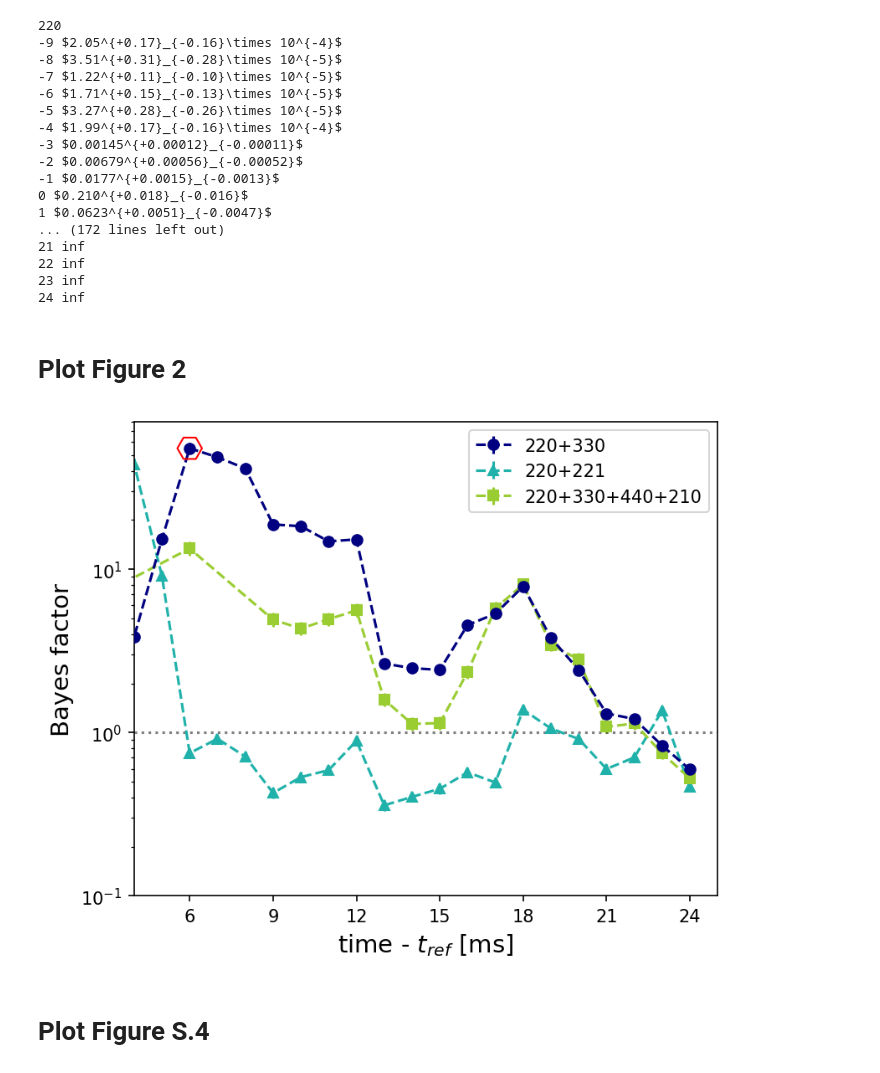
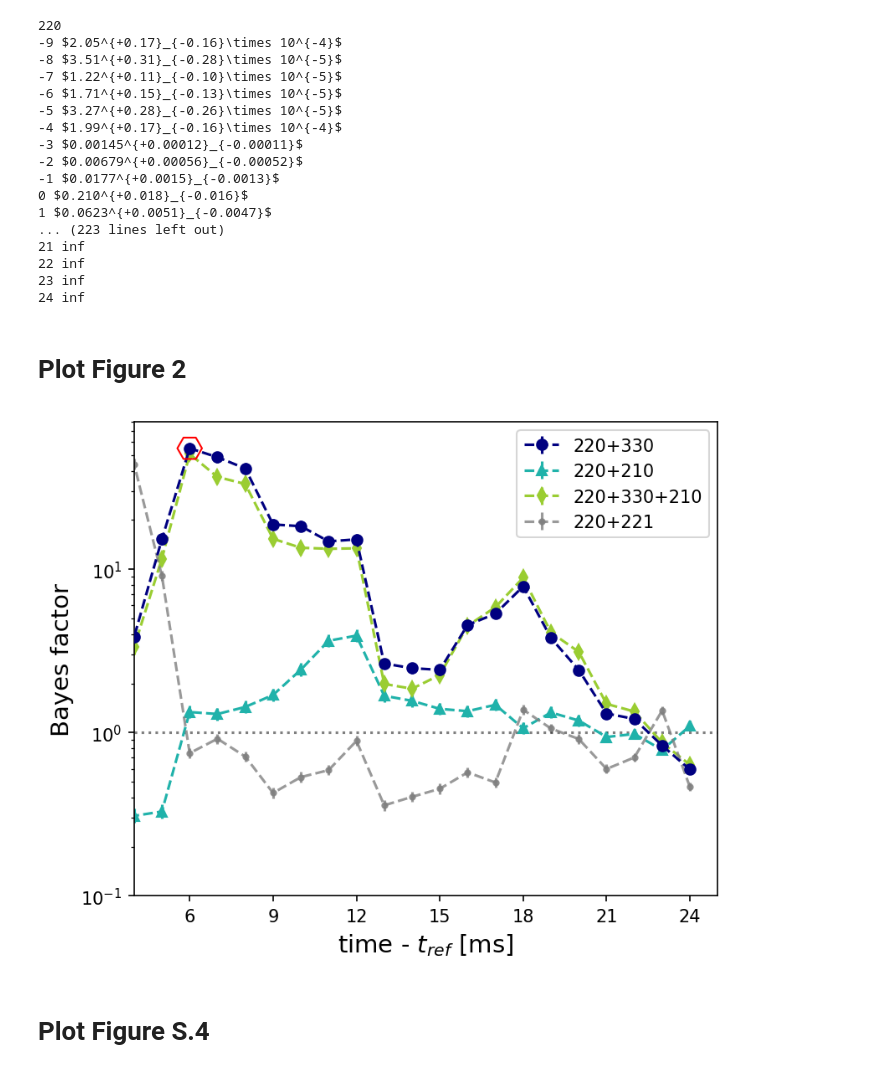
Before and after one commit to gwastro/BH-Spectroscopy-GW190521, a Jupyter notebook: figures/figure2_S4_notebook.ipynb, the cells around one changed output. Cells and saved outputs as stored; diff of their text form; code cells hidden in the pictures.

```diff
--- a/figures/figure2_S4_notebook.ipynb
+++ b/figures/figure2_S4_notebook.ipynb
@@ -13,6 +13,7 @@ modes = ['220',
          '220_221_222',
          '220_221_222_223',
          '220_330',
+         '220_210',
          '220_330_210',
          '220_330_440',
          '220_330_440_210',
@@ -167,7 +168,7 @@ for mode in bayes_factors:
 -1 $0.0177^{+0.0015}_{-0.0013}$
 0 $0.210^{+0.018}_{-0.016}$
 1 $0.0623^{+0.0051}_{-0.0047}$
-... (172 lines left out)
+... (223 lines left out)
 21 inf
 22 inf
 23 inf
@@ -186,7 +187,7 @@ ax.errorbar([t for t in bayes_factors[tmp_mode]],
            [bayes_factors[tmp_mode][t] for t in bayes_factors[tmp_mode]],
            yerr=[[bf_error_low[tmp_mode][t] for t in bf_error_low[tmp_mode]],
                  [bf_error_high[tmp_mode][t] for t in bf_error_high[tmp_mode]]],
-           label='220+330', marker='o', ls='--', c='navy', zorder=3)
+           label=tmp_mode.replace('_', '+'), marker='o', ls='--', c='navy', zorder=3)
 
 ax.scatter(max330,
               bayes_factors['220_330'][max330],
@@ -195,43 +196,60 @@ ax.scatter(max330,
               facecolor='none',
               s=200,
               zorder=4)
 
-tmp_mode = '220_221'
-ax.errorbar([t for t in bayes_factors[tmp_mode]],
-           [bayes_factors[tmp_mode][t] for t in bayes_factors[tmp_mode]],
-           yerr=[[bf_error_low[tmp_mode][t] for t in bf_error_low[tmp_mode]],
-                 [bf_error_high[tmp_mode][t] for t in bf_error_high[tmp_mode]]],
-           label='220+221', marker='^', ls='--', c='lightseagreen')
-
 ax.scatter(max221,
               bayes_factors['220_221'][max221],
               marker='H',
               color='red',
               facecolor='none',
               s=200,
               zorder=4)
 
-tmp_mode = '220_330_440_210'
+if True:
+    tmp_mode = '220_210'
+    ax.errorbar([t for t in bayes_factors[tmp_mode]],
+           [bayes_factors[tmp_mode][t] for t in bayes_factors[tmp_mode]],
+           yerr=[[bf_error_low[tmp_mode][t] for t in bf_error_low[tmp_mode]],
+                 [bf_error_high[tmp_mode][t] for t in bf_error_high[tmp_mode]]],
+           label=tmp_mode.replace('_', '+'), marker='^', ls='--', c='lightseagreen')
+
+tmp_mode = '220_330_210'
 ax.errorbar([t for t in bayes_factors[tmp_mode]],
            [bayes_factors[tmp_mode][t] for t in bayes_factors[tmp_mode]],
            yerr=[[bf_error_low[tmp_mode][t] for t in bf_error_low[tmp_mode]],
                  [bf_error_high[tmp_mode][t] for t in bf_error_high[tmp_mode]]],
-           label='220+330+440+210', marker='s', ls='--', c='yellowgreen')
+           label=tmp_mode.replace('_', '+'), marker='d', ls='--', c='yellowgreen')
+
+if False:
+    tmp_mode = '220_330_440_210'
+    ax.errorbar([t for t in bayes_factors[tmp_mode]],
+           [bayes_factors[tmp_mode][t] for t in bayes_factors[tmp_mode]],
+           yerr=[[bf_error_low[tmp_mode][t] for t in bf_error_low[tmp_mode]],
+                 [bf_error_high[tmp_mode][t] for t in bf_error_high[tmp_mode]]],
+           label=tmp_mode.replace('_', '+'), marker='s', ls='--', c='yellowgreen')
+
+tmp_mode = '220_221'
+ax.errorbar([t for t in bayes_factors[tmp_mode]],
+           [bayes_factors[tmp_mode][t] for t in bayes_factors[tmp_mode]],
+           yerr=[[bf_error_low[tmp_mode][t] for t in bf_error_low[tmp_mode]],
+                 [bf_error_high[tmp_mode][t] for t in bf_error_high[tmp_mode]]],
+           label=tmp_mode.replace('_', '+'), marker='.',
+           ls='--', alpha=0.8, c='gray')
 
 ax.axhline(1, color='k', alpha=0.5, ls=':')
 
 ax.set_ylabel("Bayes factor", fontsize=14)
 ax.set_xlabel("time - $t_{\t{ref}}$ [ms]", fontsize=14)
 ax.legend(loc='best') #loc=(0.505, 0.35))
 ax.set_xticks([-9,-6,-3,0,3,6,9,12,15,18,21,24])
 ax.set_yscale("log")
 ax.set_xlim(4,25)
 ax.set_ylim(0.1,80)
 
 fig.set_dpi(150)
 fig.savefig("../figures/Figure2.png", dpi=300, bbox_inches='tight')
 # %% [output]
-[figure, old version]
+[figure, new version]
 # %% [markdown]
 # Plot Figure S.4
 # %%
```
Also changed, not shown: parts of 1 cell of this notebook, 2 other files.
